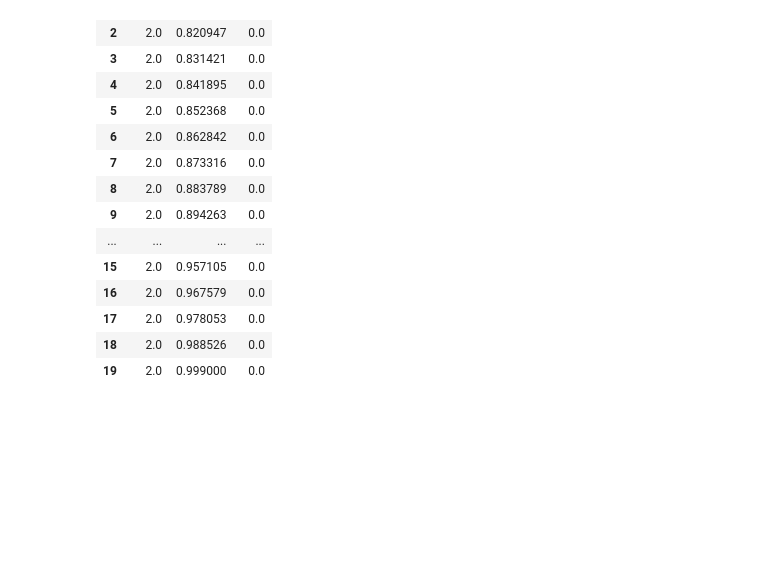
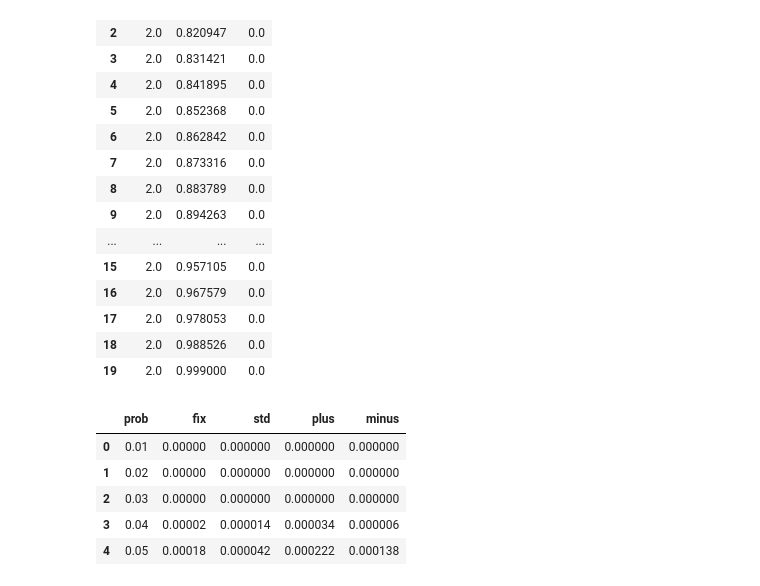
Before and after one commit to olibpool/Affective_Polarisation, a Jupyter notebook: Data_analysis/model_v4.ipynb, the cells around one changed output. Cells and saved outputs as stored; diff of their text form; code cells hidden in the pictures; blank space fills up the shorter version.

```diff
--- a/Data_analysis/model_v4.ipynb
+++ b/Data_analysis/model_v4.ipynb
@@ -72,3 +72,21 @@ df[df['group'] == 2.0]
 | 17 | 2.0 | 0.978053 | 0.0 |
 | 18 | 2.0 | 0.988526 | 0.0 |
 | 19 | 2.0 | 0.999000 | 0.0 |
+# %%
+new_df = pd.read_csv("/Users/oli/Uni-Stuff/2022/Project/Code/Saved_data/Logs/Date_2022-03-16_(16-46)_log.csv", header=3)
+# %%
+def std(p, trials):
+    return np.sqrt(p * (1-p) / trials)
+# %%
+new_df['std'] = std(new_df['fix'], 100000)
+new_df['plus'] = new_df['fix'] + new_df['std']
+new_df['minus'] = new_df['fix'] - new_df['std']
+
+new_df.head()
+# %% [output]
+|  | prob | fix | std | plus | minus |
+| 0 | 0.01 | 0.00000 | 0.000000 | 0.000000 | 0.000000 |
+| 1 | 0.02 | 0.00000 | 0.000000 | 0.000000 | 0.000000 |
+| 2 | 0.03 | 0.00000 | 0.000000 | 0.000000 | 0.000000 |
+| 3 | 0.04 | 0.00002 | 0.000014 | 0.000034 | 0.000006 |
+| 4 | 0.05 | 0.00018 | 0.000042 | 0.000222 | 0.000138 |
```
Also changed, not shown: parts of 8 cells of this notebook, 8 other files.
